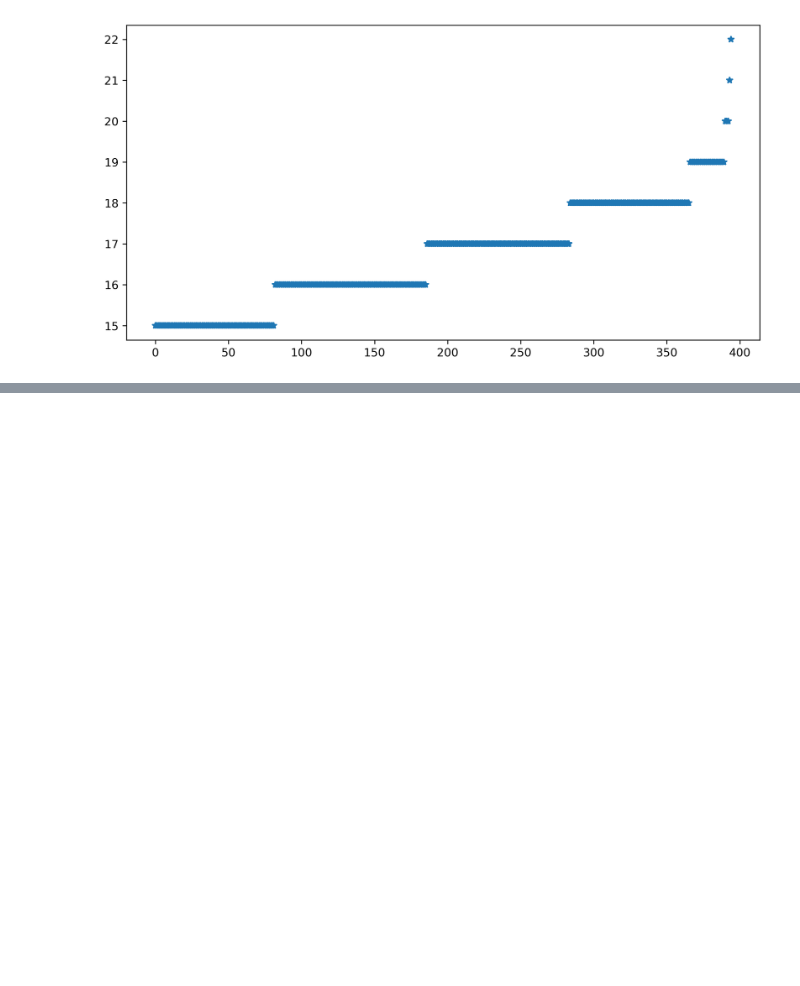
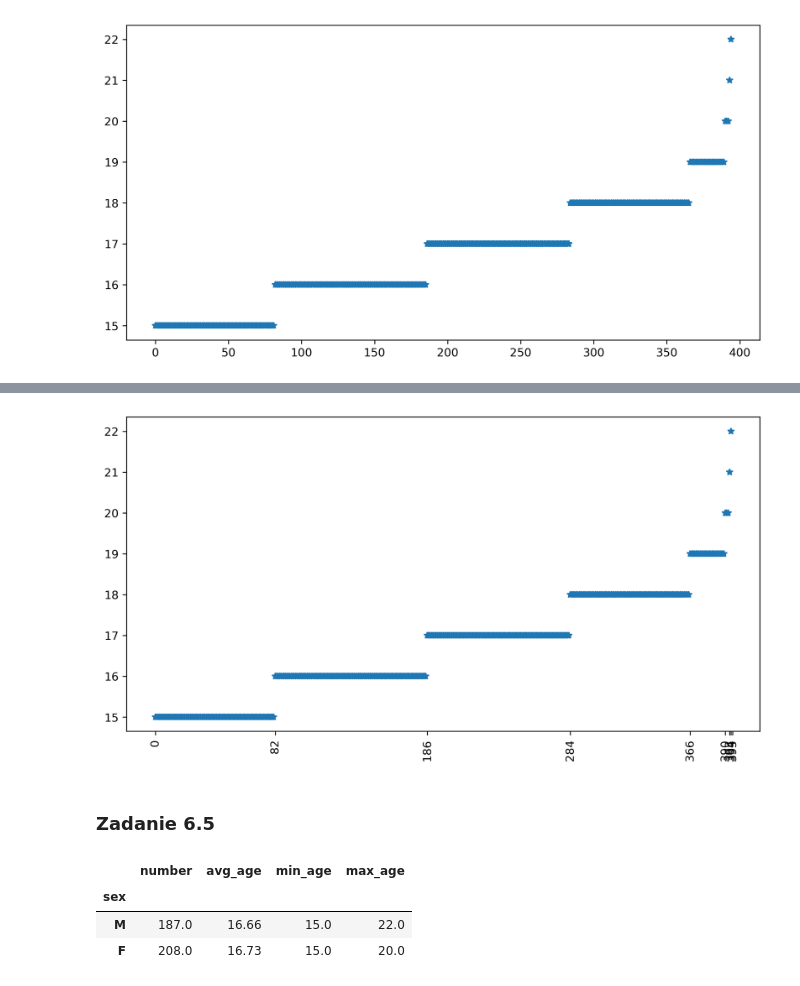
Before and after one commit to kplawik/MetodyWizualizacjiDanych, a Jupyter notebook: zadania_6.ipynb, the cells around one changed output, grey strips where cells are left out. Cells and saved outputs as stored; diff of their text form; code cells hidden in the pictures; blank space fills up the shorter version.

```diff
--- a/zadania_6.ipynb
+++ b/zadania_6.ipynb
@@ -63,0 +68,4 @@ plt.close(3)
+# %%
+age_count = pd.read_csv('student-mat.csv')
+age_count = age_count['age'].value_counts().sort_index()
+age_count
@@ -63,0 +83,7 @@ plt.close(3)
+# %%
+x = [0]
+for age in age_count:
+    print(age)
+    x.append(x[-1]+age)
+
+print(x)
@@ -63,0 +100,33 @@ plt.close(3)
+# %%
+dataset1 = dataset1.sort_values(by=['age'])
+plt.figure(figsize=(10, 5), dpi=300, num=3)
+plt.plot(np.arange(len(dataset1['age'])), 'age', data=dataset1,
+         marker='*', linewidth=0)
+
+plt.xticks(x, rotation=90)
+plt.show()
+plt.close(3)
+# %% [output]
+[figure, added]
+# %% [markdown]
+### Zadanie 6.5
+# %%
+dataset2 = pd.read_csv('student-mat.csv')
+dataset3 = pd.DataFrame(np.array([[dataset2[dataset2['sex'] == 'M']['sex'].count(),
+                                   dataset2[dataset2['sex'] == 'M']['age'].mean(),
+                                   dataset2[dataset2['sex'] == 'M']['age'].min(),
+                                   dataset2[dataset2['sex'] == 'M']['age'].max()], [
+                                   dataset2[dataset2['sex'] == 'F']['sex'].count(),
+                                   dataset2[dataset2['sex'] == 'F']['age'].mean(),
+                                   dataset2[dataset2['sex'] == 'F']['age'].min(),
+                                   dataset2[dataset2['sex'] == 'F']['age'].max()]]),
+    index=['M', 'F'],
+    columns=['number', 'avg_age', 'min_age', 'max_age'])
+dataset3.index.name = 'sex'
+dataset3['avg_age'] = dataset3['avg_age'].round(2)
+dataset3
+# %% [output]
+|  | number | avg_age | min_age | max_age |
+| sex |  |  |  |  |
+| M | 187.0 | 16.66 | 15.0 | 22.0 |
+| F | 208.0 | 16.73 | 15.0 | 20.0 |
```
Also changed, not shown: parts of 14 cells of this notebook.
